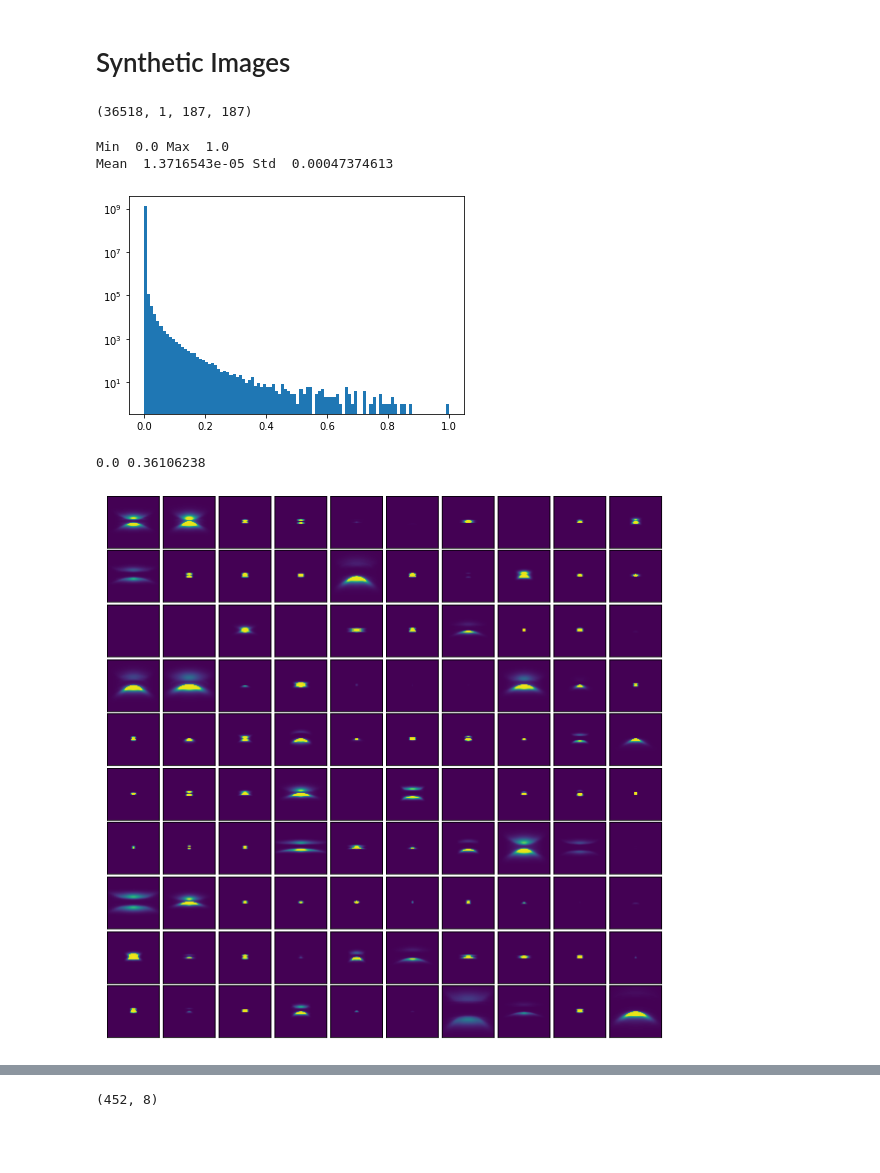
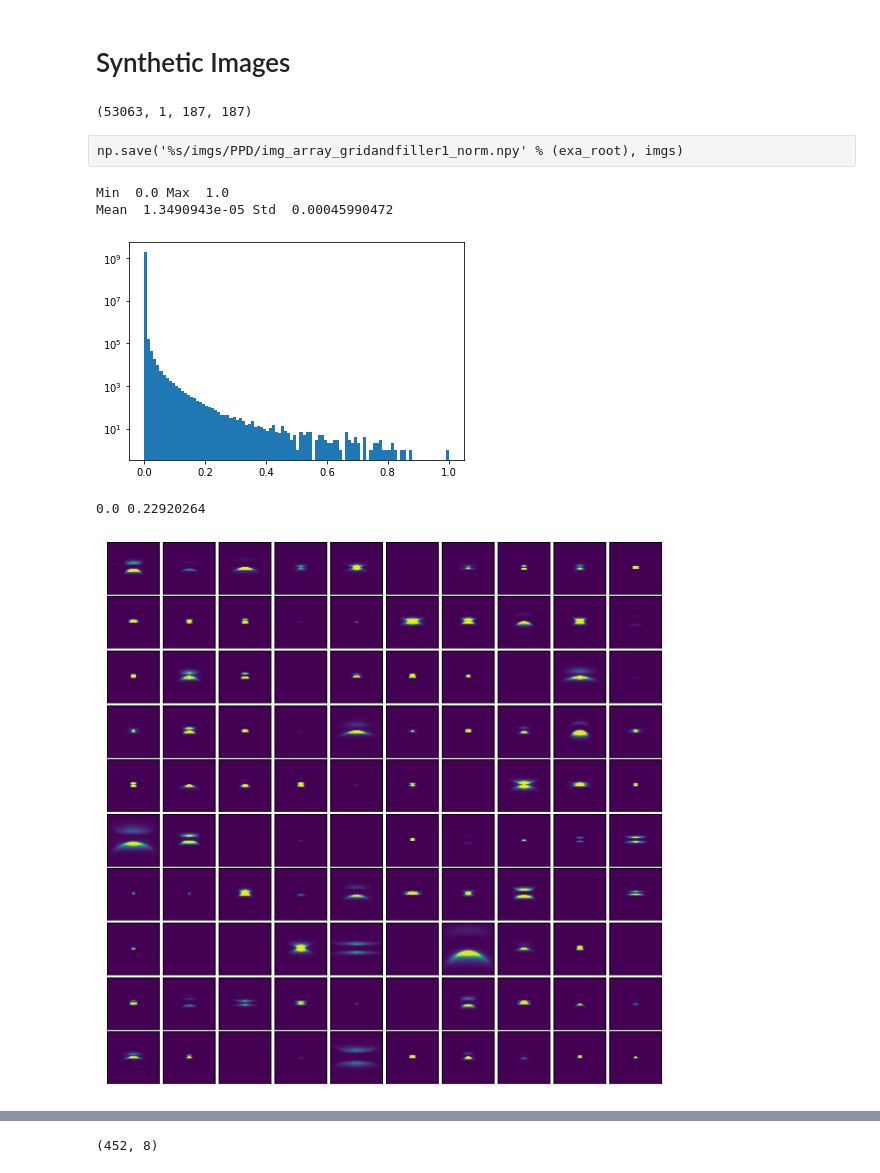
Before and after one commit to keflavich/PPDAE, a Jupyter notebook: notebooks/data_exploration.ipynb, the cells around one changed output, grey strips where cells are left out. Saved outputs shown, nothing was run; the diff lists cells and outputs as text; code cells hidden in the pictures; blank space fills up the shorter version.

```diff
--- a/notebooks/data_exploration.ipynb
+++ b/notebooks/data_exploration.ipynb
@@ -59,22 +53,24 @@ plt.show()
 # %% [markdown]
 # Synthetic Images
 # %%
-imgs = np.load('%s/imgs/PPD/img_norm_array.npy' % (exa_root))
+imgs = np.load('%s/imgs/PPD/img_array_gridandfiller1_norm.npy' % (exa_root))
 #imgs = np.expand_dims(imgs, axis=1)
 imgs.shape
 # %% [output]
-(36518, 1, 187, 187)
+(53063, 1, 187, 187)
+# %% [raw]
+np.save('%s/imgs/PPD/img_array_gridandfiller1_norm.npy' % (exa_root), imgs)
 # %%
 print('Min ', imgs.min(), 'Max ', imgs.max())
 print('Mean ', imgs.mean(), 'Std ', imgs.std())
 # %% [output]
 Min  0.0 Max  1.0
-Mean  1.3716543e-05 Std  0.00047374613
+Mean  1.3490943e-05 Std  0.00045990472
 # %%
 plt.hist(imgs.flatten(), bins=100, log=True)
 plt.show()
 # %% [output]
-[figure, old version]
+[figure, new version]
 # %%
 def plot_wall(x):
     """Light-curves wall plot, function used during VAE training phase.
@@ -119,9 +115,9 @@ def plot_wall(x):
     plt.show()
     return
 # %%
-#idx = np.random.randint(0, imgs.shape[0], size=100)
+idx = np.random.randint(0, imgs.shape[0], size=100)
 plot_wall(imgs[idx])
 # %% [output]
-0.0 0.36106238
+0.0 0.22920264
-[figure, old version]
+[figure, new version]
 # %%
```
Also changed, not shown: parts of 14 cells of this notebook.
